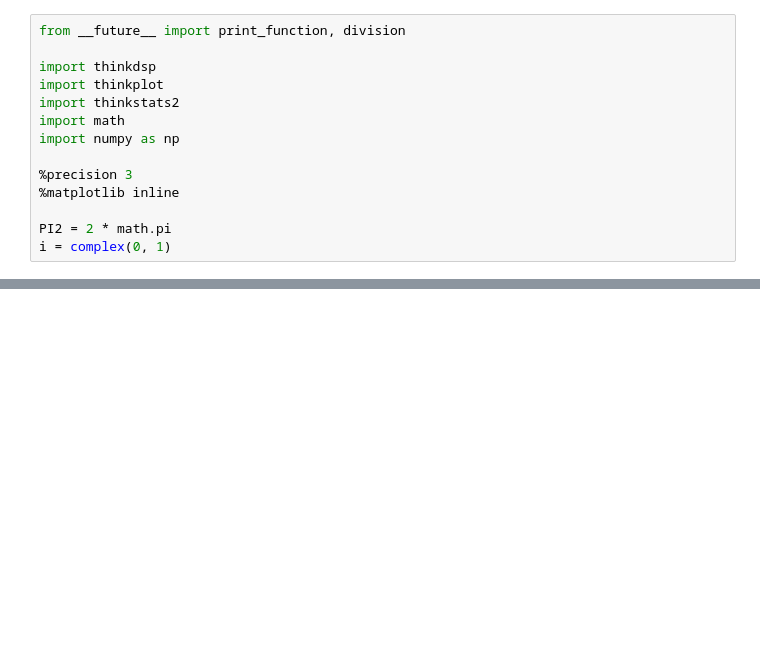
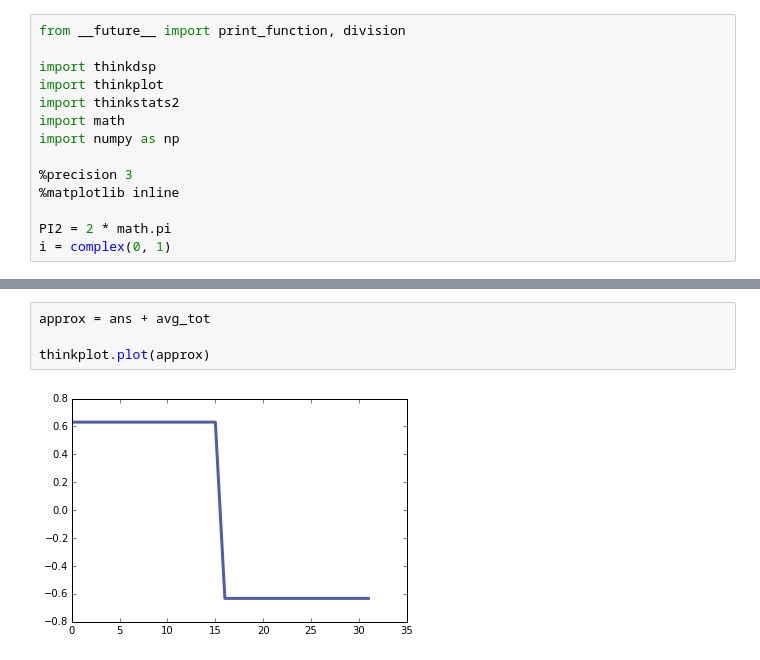
Before and after one commit to dinopants174/SigSys_Final_Project, a Jupyter notebook: ZG_Haar_Wavelet_Test.ipynb, the cells around one changed output, grey strips where cells are left out. Saved outputs shown, nothing was run; the diff lists cells and outputs as text; blank space fills up the shorter version.

```diff
--- a/ZG_Haar_Wavelet_Test.ipynb
+++ b/ZG_Haar_Wavelet_Test.ipynb
@@ -42,0 +42,6 @@ thinkplot.plot(ans)
+# %%
+approx = ans + avg_tot
+
+thinkplot.plot(approx)
+# %% [output]
+[figure, added]
```
Also changed, not shown: parts of 7 cells of this notebook.
